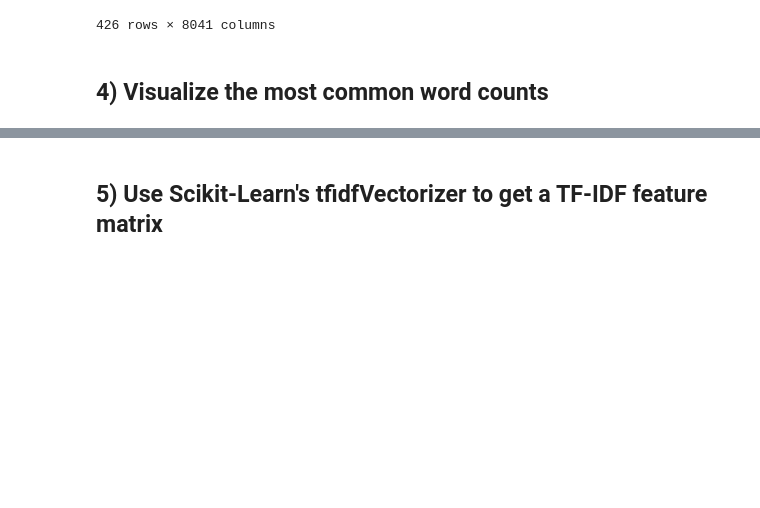
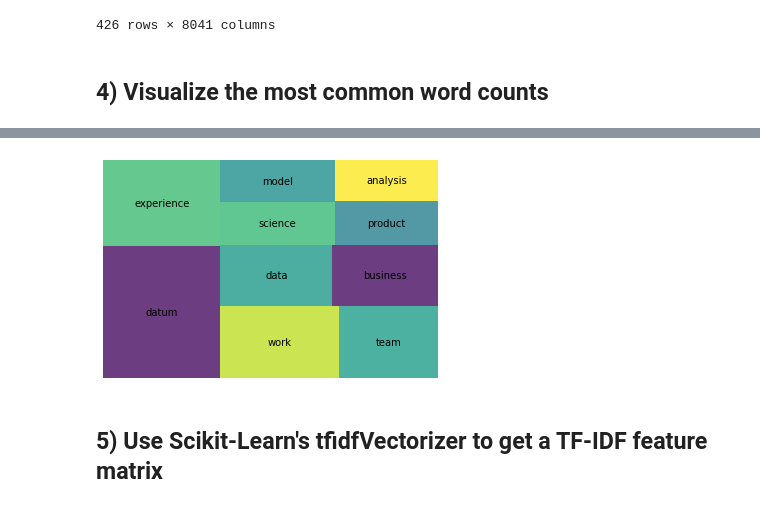
Before and after one commit to zachary-hamilton/DS-Unit-4-Sprint-1-NLP, a Jupyter notebook: module2-vector-representations/LS_DS_412_Vector_Representations_Assignment.ipynb, the cells around one changed output, grey strips where cells are left out. Cells and saved outputs as stored; diff of their text form; code cells hidden in the pictures; blank space fills up the shorter version.

```diff
--- a/module2-vector-representations/LS_DS_412_Vector_Representations_Assignment.ipynb
+++ b/module2-vector-representations/LS_DS_412_Vector_Representations_Assignment.ipynb
@@ -120,3 +125,12 @@ raise Exception("\nThis task is not complete. \nReplace this line with your code
+# %%
+# vizualization of top 10 most common words
+wc_top10 = word_sums[:10]
+
+squarify.plot(sizes=wc_top10, label=wc_top10.index, alpha=.8 )
+plt.axis('off')
+plt.show()
+# %% [output]
+[figure, added]
 # %% [markdown]
 ## 5) Use Scikit-Learn's tfidfVectorizer to get a TF-IDF feature matrix
 # %%
```
Also changed, not shown: parts of 3 cells of this notebook, 1 other file.
